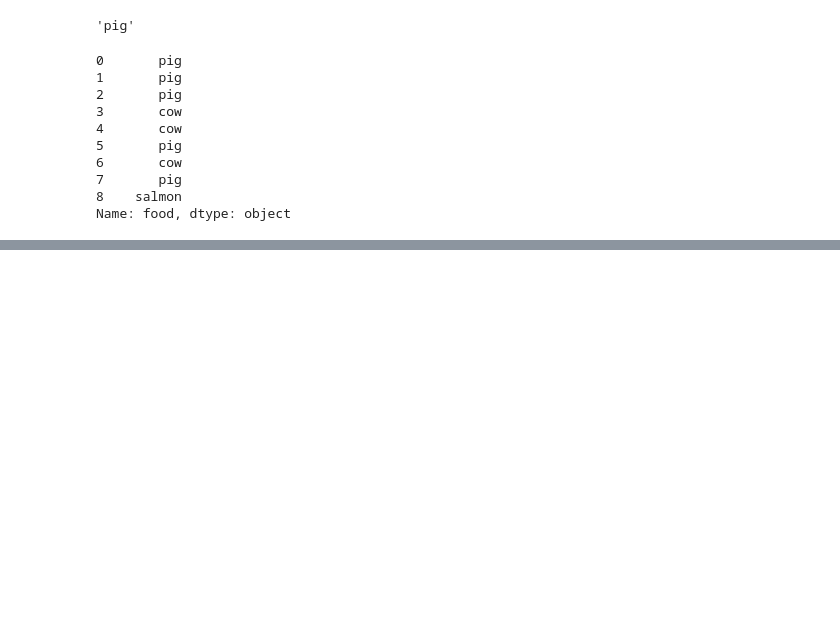
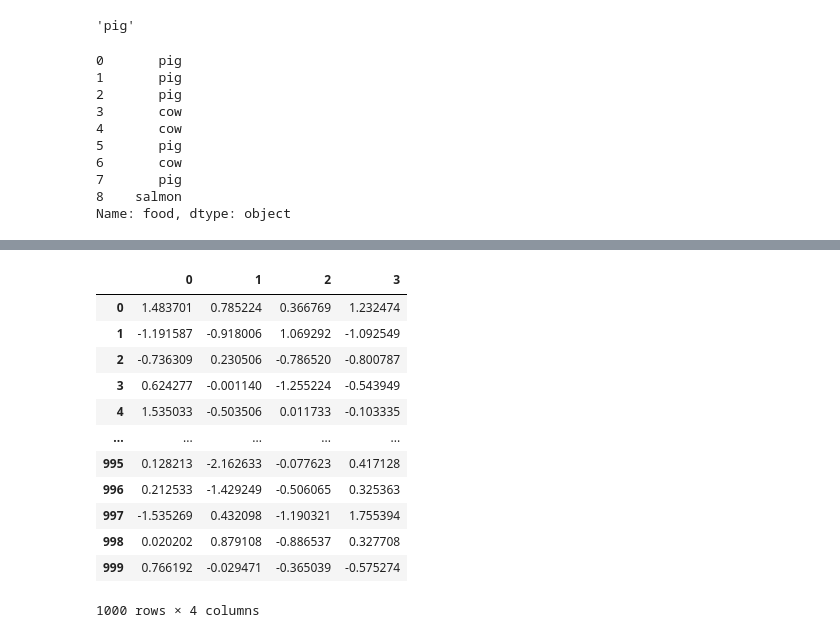
Before and after one commit to Kaiquenakao/limpeza_dados, a Jupyter notebook: preparacao_dados.ipynb, the cells around one changed output, grey strips where cells are left out. Saved outputs shown, nothing was run; the diff lists cells and outputs as text; code cells hidden in the pictures; blank space fills up the shorter version.

```diff
--- a/preparacao_dados.ipynb
+++ b/preparacao_dados.ipynb
@@ -647,0 +972,16 @@ Name: food, dtype: object
+# %%
+data
+# %% [output]
+|  | 0 | 1 | 2 | 3 |
+| 0 | 1.483701 | 0.785224 | 0.366769 | 1.232474 |
+| 1 | -1.191587 | -0.918006 | 1.069292 | -1.092549 |
+| 2 | -0.736309 | 0.230506 | -0.786520 | -0.800787 |
+| 3 | 0.624277 | -0.001140 | -1.255224 | -0.543949 |
+| 4 | 1.535033 | -0.503506 | 0.011733 | -0.103335 |
+| ... | ... | ... | ... | ... |
+| 995 | 0.128213 | -2.162633 | -0.077623 | 0.417128 |
+| 996 | 0.212533 | -1.429249 | -0.506065 | 0.325363 |
+| 997 | -1.535269 | 0.432098 | -1.190321 | 1.755394 |
+| 998 | 0.020202 | 0.879108 | -0.886537 | 0.327708 |
+| 999 | 0.766192 | -0.029471 | -0.365039 | -0.575274 |
+1000 rows × 4 columns
```
Also changed, not shown: parts of 54 cells of this notebook.
